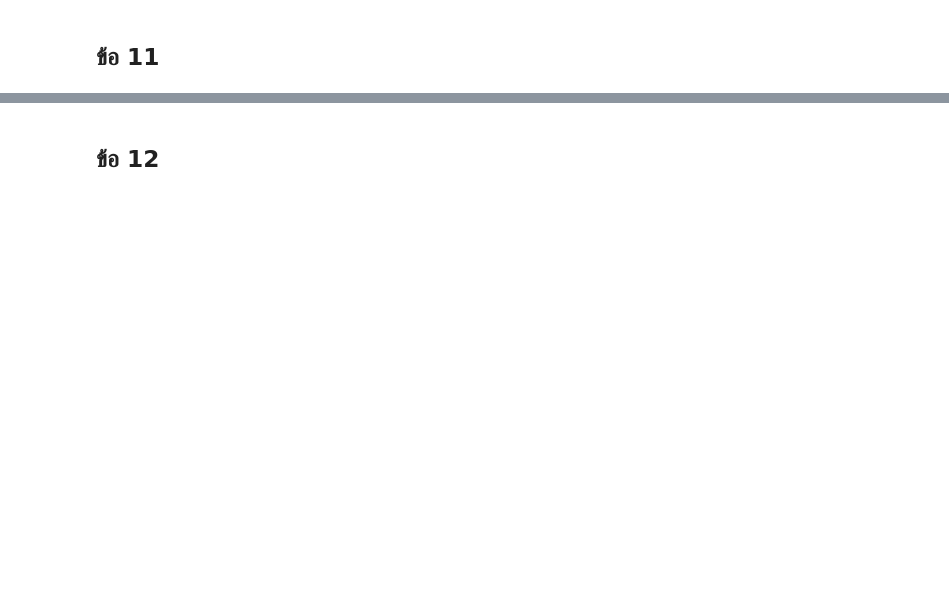
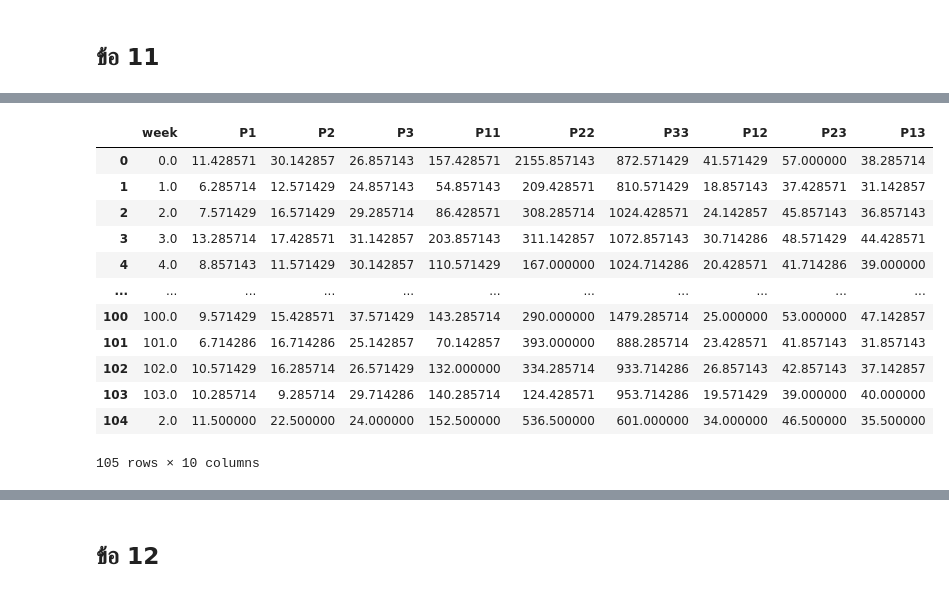
Before and after one commit to fufu-2345/studyYear3, a Jupyter notebook: ML/lab4/LAB4_Linear_regression.ipynb, the cells around one changed output, grey strips where cells are left out. Saved outputs shown, nothing was run; the diff lists cells and outputs as text; code cells hidden in the pictures; blank space fills up the shorter version.

```diff
--- a/ML/lab4/LAB4_Linear_regression.ipynb
+++ b/ML/lab4/LAB4_Linear_regression.ipynb
@@ -156,0 +289,57 @@ MSE:  8.333278278541442
+# %%
+for i in range (0,size,7):
+    a=0
+    b=0
+    c=0
+    aa=0
+    bb=0
+    cc=0
+    ab=0
+    bc=0
+    ac=0
+    if(i+7<size):
+        for j in range(7):
+            a+=df.at[i+j, 'P1']
+            b+=df.at[i+j, 'P2']
+            c+=df.at[i+j, 'P3']
+
+            aa+=df.at[i+j, 'P1']*df.at[i+j, 'P1']
+            bb+=df.at[i+j, 'P2']*df.at[i+j, 'P2']
+            cc+=df.at[i+j, 'P3']*df.at[i+j, 'P3']
+
+            ab+=df.at[i+j, 'P1']+df.at[i+j, 'P2']
+            bc+=df.at[i+j, 'P2']+df.at[i+j, 'P3']
+            ac+=df.at[i+j, 'P1']+df.at[i+j, 'P3']
+        newdf.append([i/7,a/7,b/7,c/7,aa/7,bb/7,cc/7,ab/7,bc/7,ac/7])
+    else:
+        for j in range(i, size):
+            a+=df.at[j, 'P1']
+            b+=df.at[j, 'P2']
+            c+=df.at[j, 'P3']
+
+            aa+=df.at[j, 'P1']*df.at[j, 'P1']
+            bb+=df.at[j, 'P2']*df.at[j, 'P2']
+            cc+=df.at[j, 'P3']*df.at[j, 'P3']
+
+            ab+=df.at[j, 'P1']+df.at[j, 'P2']
+            bc+=df.at[j, 'P2']+df.at[j, 'P3']
+            ac+=df.at[j, 'P1']+df.at[j, 'P3']
+        remain=size-i
+        newdf.append([remain,a/remain,b/remain,c/remain,aa/remain,bb/remain,cc/remain,ab/remain,bc/remain,ac/remain])
+# %%
+df = pd.DataFrame(newdf, columns=['week','P1', 'P2', 'P3','P11','P22','P33','P12','P23','P13'])
+df
+# %% [output]
+|  | week | P1 | P2 | P3 | P11 | P22 | P33 | P12 | P23 | P13 |
+| 0 | 0.0 | 11.428571 | 30.142857 | 26.857143 | 157.428571 | 2155.857143 | 872.571429 | 41.571429 | 57.000000 | 38.285714 |
+| 1 | 1.0 | 6.285714 | 12.571429 | 24.857143 | 54.857143 | 209.428571 | 810.571429 | 18.857143 | 37.428571 | 31.142857 |
+| 2 | 2.0 | 7.571429 | 16.571429 | 29.285714 | 86.428571 | 308.285714 | 1024.428571 | 24.142857 | 45.857143 | 36.857143 |
+| 3 | 3.0 | 13.285714 | 17.428571 | 31.142857 | 203.857143 | 311.142857 | 1072.857143 | 30.714286 | 48.571429 | 44.428571 |
+| 4 | 4.0 | 8.857143 | 11.571429 | 30.142857 | 110.571429 | 167.000000 | 1024.714286 | 20.428571 | 41.714286 | 39.000000 |
+| ... | ... | ... | ... | ... | ... | ... | ... | ... | ... | ... |
+| 100 | 100.0 | 9.571429 | 15.428571 | 37.571429 | 143.285714 | 290.000000 | 1479.285714 | 25.000000 | 53.000000 | 47.142857 |
+| 101 | 101.0 | 6.714286 | 16.714286 | 25.142857 | 70.142857 | 393.000000 | 888.285714 | 23.428571 | 41.857143 | 31.857143 |
+| 102 | 102.0 | 10.571429 | 16.285714 | 26.571429 | 132.000000 | 334.285714 | 933.714286 | 26.857143 | 42.857143 | 37.142857 |
+| 103 | 103.0 | 10.285714 | 9.285714 | 29.714286 | 140.285714 | 124.428571 | 953.714286 | 19.571429 | 39.000000 | 40.000000 |
+| 104 | 2.0 | 11.500000 | 22.500000 | 24.000000 | 152.500000 | 536.500000 | 601.000000 | 34.000000 | 46.500000 | 35.500000 |
+105 rows × 10 columns
```
Also changed, not shown: parts of 22 cells of this notebook.
